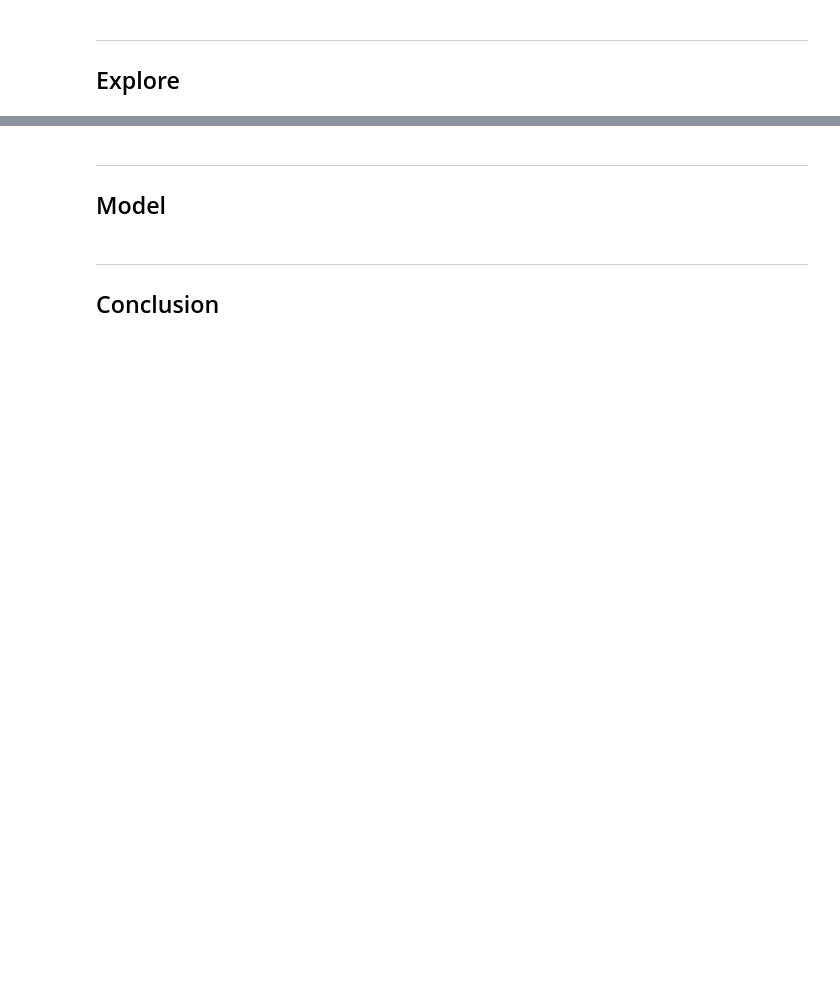
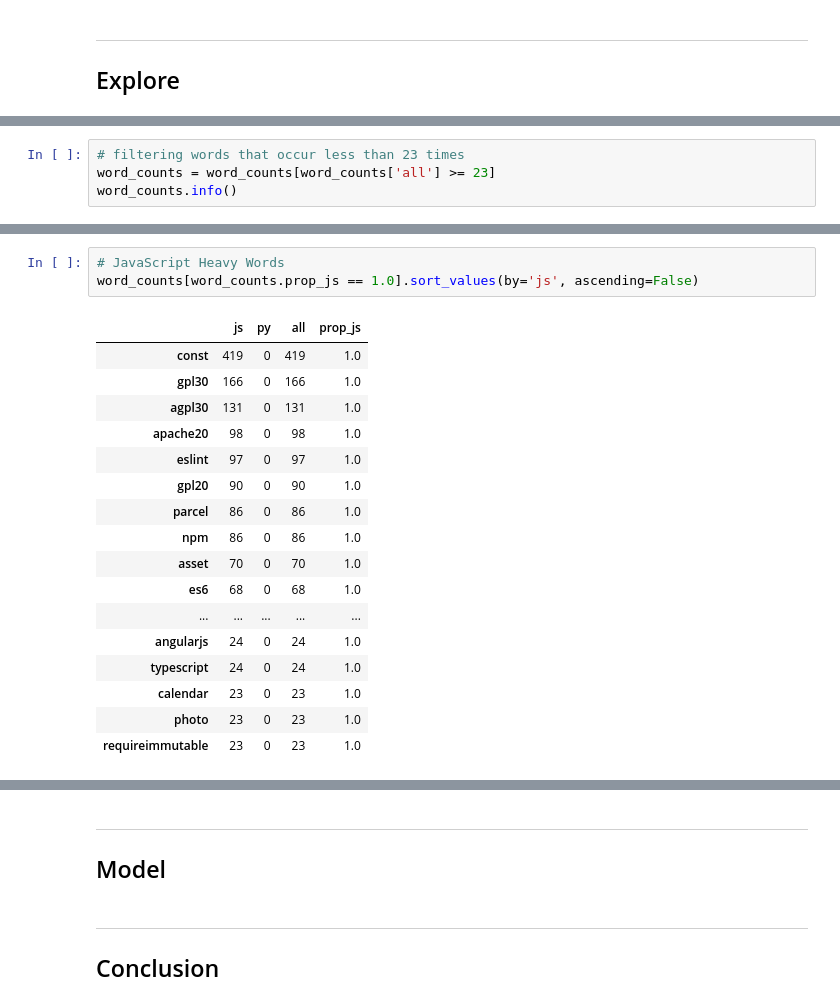
Before and after one commit to Brandon-Martinez27/nlp_project, a Jupyter notebook: b_nlp_workbook.ipynb, the cells around one changed output, grey strips where cells are left out. Cells and saved outputs as stored; diff of their text form; blank space fills up the shorter version.

```diff
--- a/b_nlp_workbook.ipynb
+++ b/b_nlp_workbook.ipynb
@@ -457,0 +511,4 @@ What are the most common words in READMEs?
+# %%
+# filtering words that occur less than 23 times
+word_counts = word_counts[word_counts['all'] >= 23]
+word_counts.info()
@@ -457,0 +527,21 @@ What are the most common words in READMEs?
+# %%
+# JavaScript Heavy Words
+word_counts[word_counts.prop_js == 1.0].sort_values(by='js', ascending=False)
+# %% [output]
+|  | js | py | all | prop_js |
+| const | 419 | 0 | 419 | 1.0 |
+| gpl30 | 166 | 0 | 166 | 1.0 |
+| agpl30 | 131 | 0 | 131 | 1.0 |
+| apache20 | 98 | 0 | 98 | 1.0 |
+| eslint | 97 | 0 | 97 | 1.0 |
+| gpl20 | 90 | 0 | 90 | 1.0 |
+| parcel | 86 | 0 | 86 | 1.0 |
+| npm | 86 | 0 | 86 | 1.0 |
+| asset | 70 | 0 | 70 | 1.0 |
+| es6 | 68 | 0 | 68 | 1.0 |
+| ... | ... | ... | ... | ... |
+| angularjs | 24 | 0 | 24 | 1.0 |
+| typescript | 24 | 0 | 24 | 1.0 |
+| calendar | 23 | 0 | 23 | 1.0 |
+| photo | 23 | 0 | 23 | 1.0 |
+| requireimmutable | 23 | 0 | 23 | 1.0 |
```
Also changed, not shown: parts of 30 cells of this notebook.
